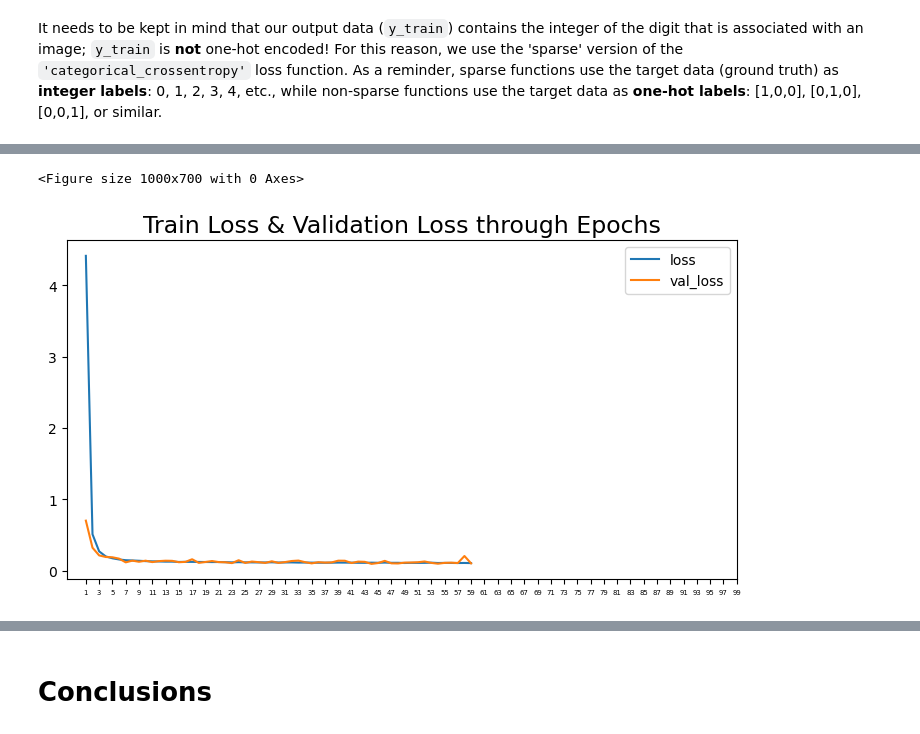
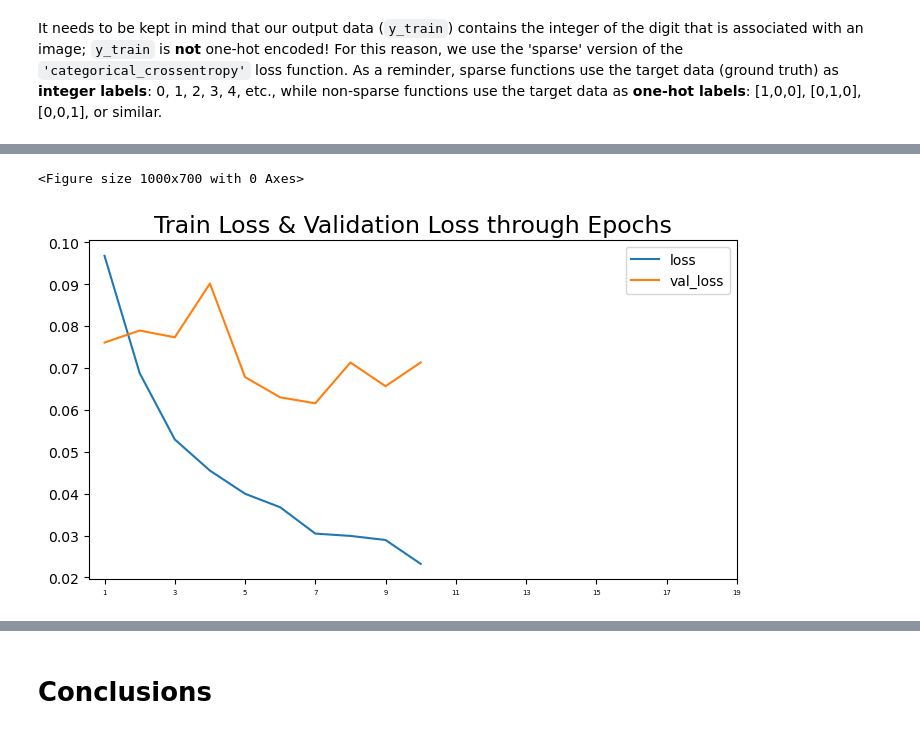
Before and after one commit to Gregoritsch3/DL_Digit_Recognition, a Jupyter notebook: DL_DigitRecognition.ipynb, the cells around one changed output, grey strips where cells are left out. Cells and saved outputs as stored; diff of their text form; code cells hidden in the pictures.

```diff
--- a/DL_DigitRecognition.ipynb
+++ b/DL_DigitRecognition.ipynb
@@ -214,15 +247,32 @@ The CNN architecture will be as follows:
 #Constructing CNN using Functional API
 input_img = tf.keras.Input(shape=(28,28,1))
 
-Z1 = Conv2D(filters=8, kernel_size=(4,4), strides=1, padding='same')(input_img)
+#1st Convolution Layer
+Z1 = Conv2D(filters=64, kernel_size=(3,3))(input_img)
 A1 = ReLU()(Z1)
-P1 = MaxPool2D(pool_size=(8,8), strides=8, padding='same')(A1)
-#Z2 = Conv2D(filters=16, kernel_size=(2,2), strides=1, padding='same')(P1)
-#A2 = ReLU()(Z2)
-#P2 = MaxPool2D(pool_size=(4,4), strides=4, padding='same')(A2)
-F = Flatten()(P1)
+P1 = MaxPool2D(pool_size=(2,2))(A1)
 
-outputs = Dense(units=10, activation='softmax')(F)
+#2nd Convolution Layer
+Z2 = Conv2D(filters=64, kernel_size=(3,3))(P1)
+A2 = ReLU()(Z2)
+P2 = MaxPool2D(pool_size=(2,2))(A2)
+
+#3rd Convolution Layer
+Z3 = Conv2D(filters=64, kernel_size=(3,3))(P2)
+A3 = ReLU()(Z3)
+P3 = MaxPool2D(pool_size=(2,2))(A3)
+
+#Flatten Layer
+F = Flatten()(P3)
+
+#1st Fully Connected Layer
+D1 = Dense(units=64, activation='relu')(F)
+
+#2nd Fully Connected Layer
+D2 = Dense(units=32, activation='relu')(D1)
+
+#Output Layer (softmax dense layer)
+outputs = Dense(units=10, activation='softmax')(D2)
 
 model_cnn = tf.keras.Model(inputs=input_img, outputs=outputs)
 # %%
@@ -257,5 +309,5 @@ model_cnn.compile(optimizer='adam',
 
 early_stopping = EarlyStopping(monitor='val_loss', patience=15, restore_best_weights=True)
 
-history_cnn = model_cnn.fit(X_train, y_train, epochs=100, validation_data=(X_test, y_test), callbacks=[early_stopping])
+history_cnn = model_cnn.fit(X_train, y_train, epochs=10, validation_data=(X_test, y_test), callbacks=[early_stopping])
 # %% [output]
@@ -286,13 +343,13 @@ history_cnn = pd.DataFrame(history_cnn.history)
 # %%
 #Plotting loss through different epochs
 fig = plt.figure(figsize=(10,7))
 (history_cnn[['loss', 'val_loss']]).plot(figsize=(8,5))
 plt.title("Train Loss & Validation Loss through Epochs", fontsize=17)
 plt.tight_layout(pad=4)
-ticks = np.arange(0,100,2)
+ticks = np.arange(0,20,2)
 plt.xticks(ticks=ticks, labels=[i+1 for i in ticks], fontsize=5)
 plt.savefig("images/Loss_Val_Loss_CNN.png", bbox_inches="tight")
 plt.show()
 # %% [output]
 <Figure size 1000x700 with 0 Axes>
-[figure, old version]
+[figure, new version]
```
Also changed, not shown: parts of 21 cells of this notebook, 17 other files.
